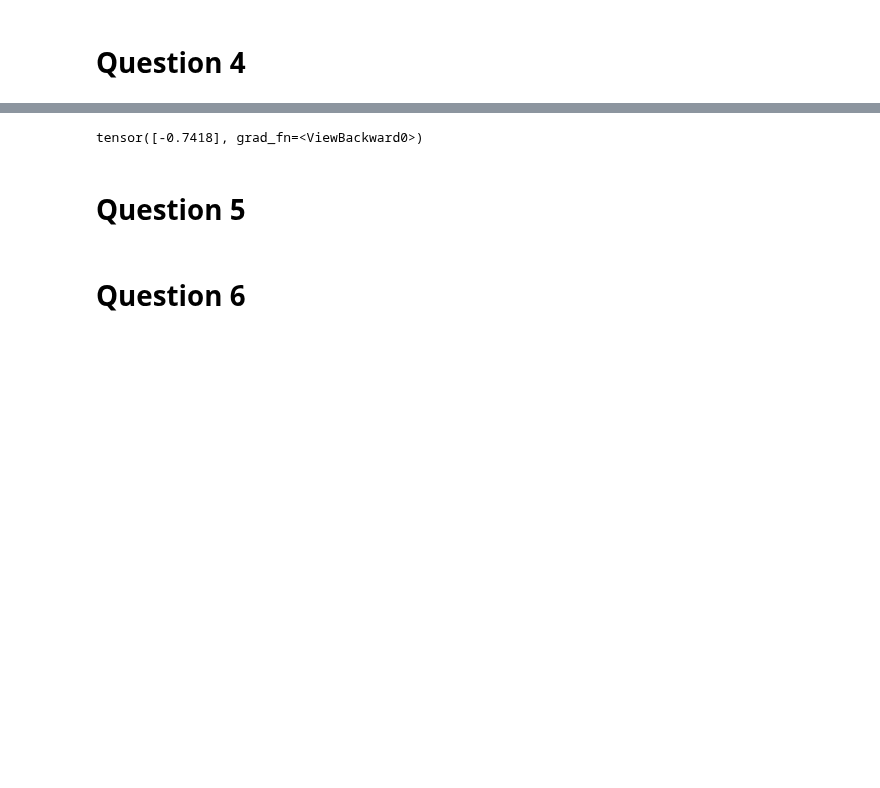
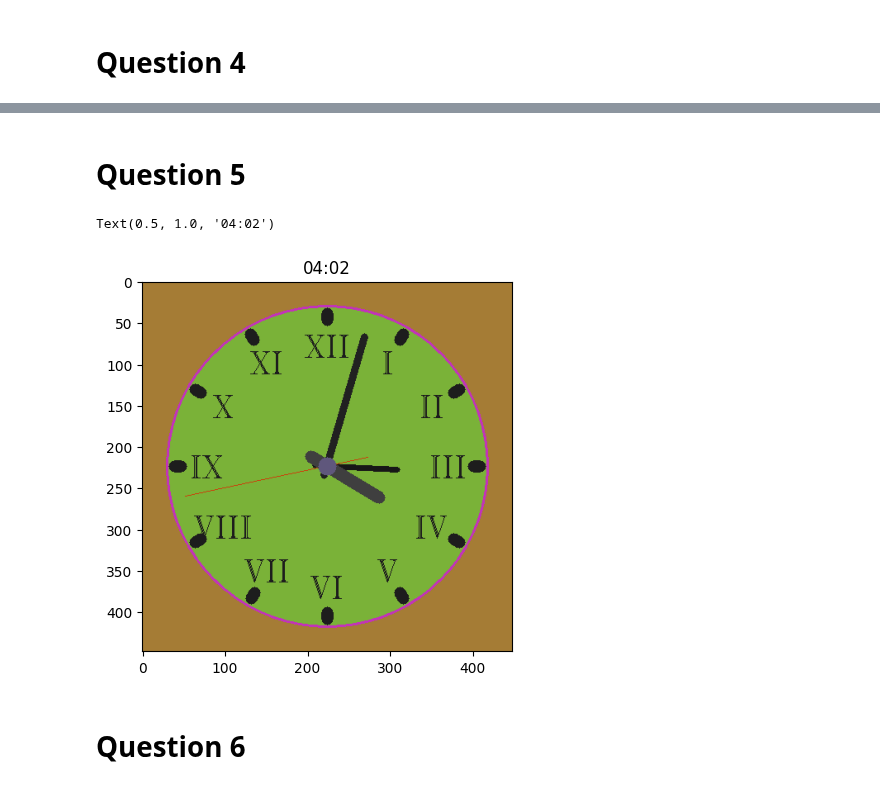
Before and after one commit to dont-text-me/PADL-assessment, a Jupyter notebook: padl.ipynb, the cells around one changed output, grey strips where cells are left out. Cells and saved outputs as stored; diff of their text form; code cells hidden in the pictures; blank space fills up the shorter version.

```diff
--- a/padl.ipynb
+++ b/padl.ipynb
@@ -318,9 +365,40 @@ epoch 1999, loss 15.22404956817627
 # %%
-test = torch.tensor([10, 0], dtype=torch.float32)
+test = torch.tensor([0, 0], dtype=torch.float32)
 model(test)
-# %% [output]
-tensor([-0.7418], grad_fn=<ViewBackward0>)
 # %% [markdown]
 # Question 5
+# %%
+from torch.utils.data import Dataset
+import os
+from torchvision.io import read_image
+from pathlib import Path
+from glob import glob
+
+
+class ClocksDataset(Dataset):
+    def __init__(self, data_dir: str, transform=None):
+        self.data_dir = data_dir
+        self.transform = transform
+
+    def __len__(self):
+        return len(glob(f"{self.data_dir}/*.txt"))
+
+    def __getitem__(self, item):
+        img_path = os.path.join(self.data_dir, f"{str(item).zfill(4)}.png")
+        label_path = os.path.join(self.data_dir, f"{str(item).zfill(4)}.txt")
+        image = read_image(img_path)
+        if self.transform:
+            image = self.transform(image)
+        label = Path(label_path).read_text()
+        return image, label
+# %%
+dataset = ClocksDataset("train")
+img, label = dataset[0]
+
+plt.imshow(img.permute(1, 2, 0))
+plt.title(label)
+# %% [output]
+Text(0.5, 1.0, '04:02')
+[figure, added]
 # %% [markdown]
 # Question 6
```
Also changed, not shown: parts of 8 cells of this notebook.
